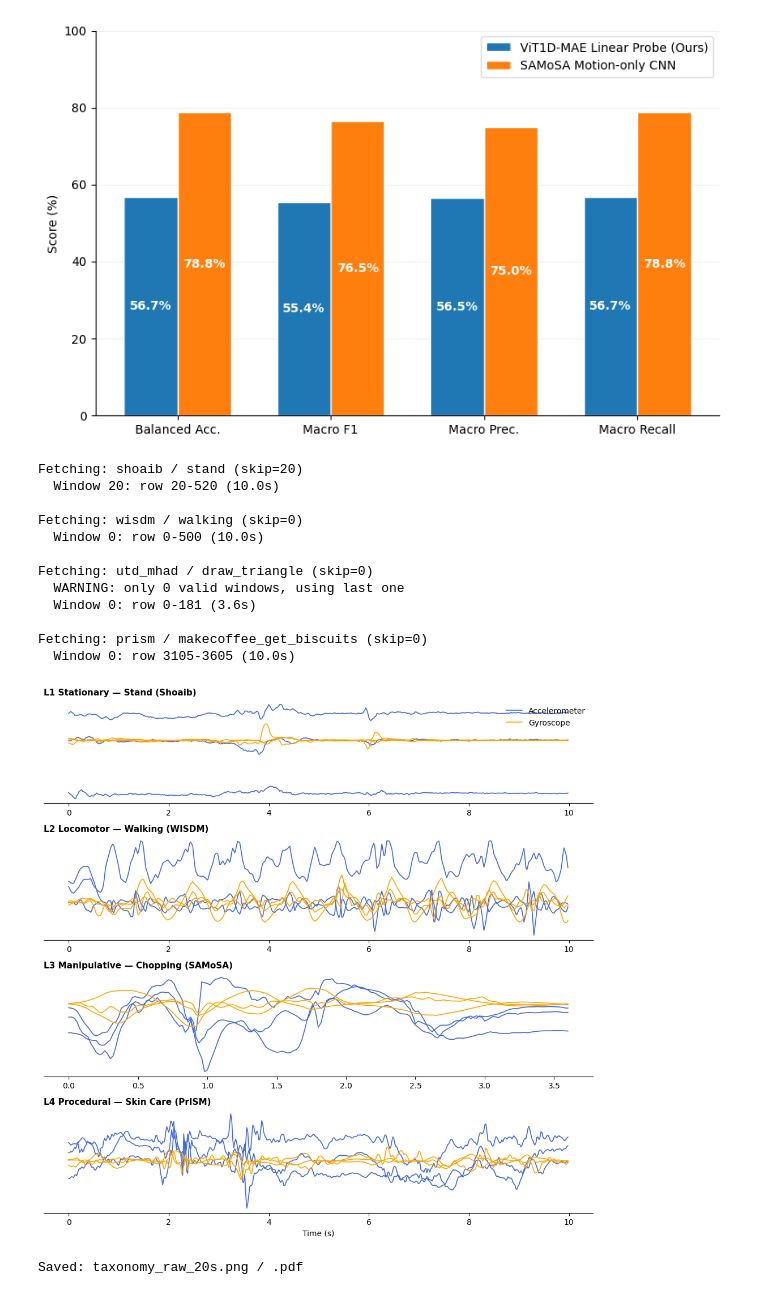
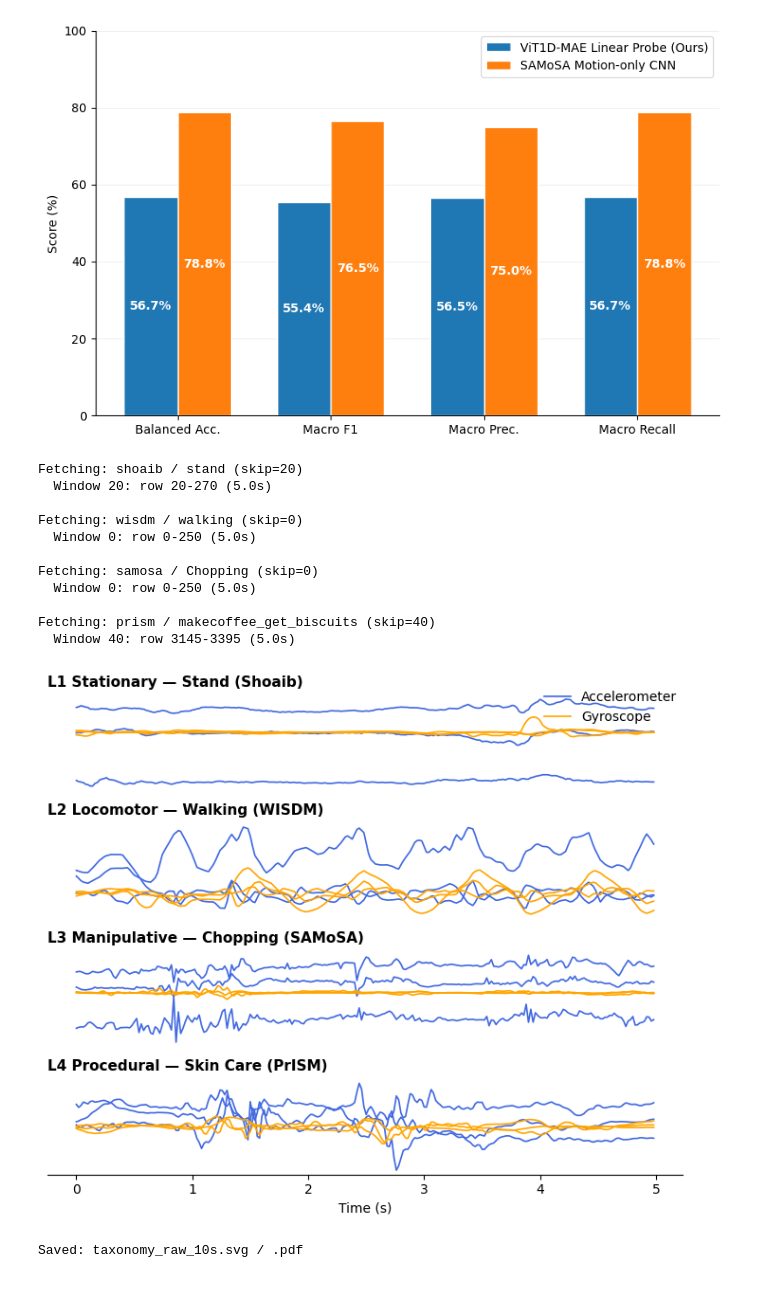
Before and after one commit to Abradshaw1/TransfHAR, a Jupyter notebook: scratch.ipynb, the cells around one changed output. Cells and saved outputs as stored; diff of their text form; code cells hidden in the pictures.

```diff
--- a/scratch.ipynb
+++ b/scratch.ipynb
@@ -1059,7 +1059,7 @@ parquet_path = "/shared/imu_lm/IMULM_master_dataset_v2.parquet"
 pa_ds = ds.dataset(parquet_path, format="parquet")
 
 fs = 50.0
-SECONDS = 10
+SECONDS = 5
 N_SAMPLES = int(fs * SECONDS)
 
 acc_cols = ["acc_x", "acc_y", "acc_z"]
@@ -1074,11 +1074,11 @@ GYRO_COLOR = "orange"
 TARGETS = [
     ("shoaib",   "stand",        "L1 Stationary — Stand (Shoaib)",              20),
     ("wisdm",    "walking",      "L2 Locomotor — Walking (WISDM)",              0),
-    ("utd_mhad", "draw_triangle",     "L3 Manipulative — Chopping (SAMoSA)",       0),
-    ("prism",    "makecoffee_get_biscuits", "L4 Procedural — Skin Care (PrISM)",        0),
+    ("samosa", "Chopping",     "L3 Manipulative — Chopping (SAMoSA)",       0),
+    ("prism",    "makecoffee_get_biscuits", "L4 Procedural — Skin Care (PrISM)",        40),
 ]
 
-fig, axes = plt.subplots(4, 1, figsize=(10, 10), sharex=False)
+fig, axes = plt.subplots(4, 1, figsize=(7, 6), sharex=False)
 
 for i, (dataset_name, activity_label, title, skip) in enumerate(TARGETS):
     print(f"\nFetching: {dataset_name} / {activity_label} (skip={skip})")
@@ -1134,45 +1134,55 @@ for i, (dataset_name, activity_label, title, skip) in enumerate(TARGETS):
 
     avail_acc = [c for c in acc_cols if c in chunk.columns]
     avail_gyro = [c for c in gyro_cols if c in chunk.columns]
 
     for j, c in enumerate(avail_acc):
         ax.plot(t, chunk[c].values, color=ACC_COLOR, lw=1.2,
                 label="Accelerometer" if (i == 0 and j == 0) else None)
     for j, c in enumerate(avail_gyro):
         ax.plot(t, chunk[c].values, color=GYRO_COLOR, lw=1.2,
                 label="Gyroscope" if (i == 0 and j == 0) else None)
 
     ax.set_title(title, fontsize=11, fontweight="bold", loc="left")
-    ax.set_yticks([])  # Remove y-axis ticks
+    ax.set_yticks([])
     ax.spines["top"].set_visible(False)
     ax.spines["right"].set_visible(False)
     ax.spines["left"].set_visible(False)
 
     if i == 0:
-        ax.legend(fontsize=10, loc="upper right", frameon=False)
+        ax.legend(
+            fontsize=10,
+            loc="upper right",
+            bbox_to_anchor=(1.0, 1.1),
+            borderaxespad=0.0,
+            frameon=False,
+        )
+
+    # Top 3 plots: hide x-axis entirely (no spine, no ticks, no labels)
+    if i < len(TARGETS) - 1:
+        ax.spines["bottom"].set_visible(False)
+        ax.tick_params(axis="x", bottom=False, labelbottom=False)
 
 axes[-1].set_xlabel("Time (s)", fontsize=10)
 plt.tight_layout(h_pad=1)
 plt.savefig("taxonomy_raw_10s.svg", dpi=900, bbox_inches="tight")
 plt.savefig("taxonomy_raw_10s.pdf", bbox_inches="tight")
 plt.show()
 
-print("\nSaved: taxonomy_raw_20s.png / .pdf")
+print("\nSaved: taxonomy_raw_10s.svg / .pdf")
 # %% [output]
 Fetching: shoaib / stand (skip=20)
-  Window 20: row 20-520 (10.0s)
+  Window 20: row 20-270 (5.0s)
 
 Fetching: wisdm / walking (skip=0)
-  Window 0: row 0-500 (10.0s)
+  Window 0: row 0-250 (5.0s)
 
-Fetching: utd_mhad / draw_triangle (skip=0)
-  WARNING: only 0 valid windows, using last one
-  Window 0: row 0-181 (3.6s)
+Fetching: samosa / Chopping (skip=0)
+  Window 0: row 0-250 (5.0s)
 
-Fetching: prism / makecoffee_get_biscuits (skip=0)
-  Window 0: row 3105-3605 (10.0s)
+Fetching: prism / makecoffee_get_biscuits (skip=40)
+  Window 40: row 3145-3395 (5.0s)
-[figure, old version]
+[figure, new version]
-Saved: taxonomy_raw_20s.png / .pdf
+Saved: taxonomy_raw_10s.svg / .pdf
 # %%
 # Inspect UT-Watch — all activities, 10s raw windows, stacked
 import numpy as np
```
Also changed, not shown: 5 other files.
